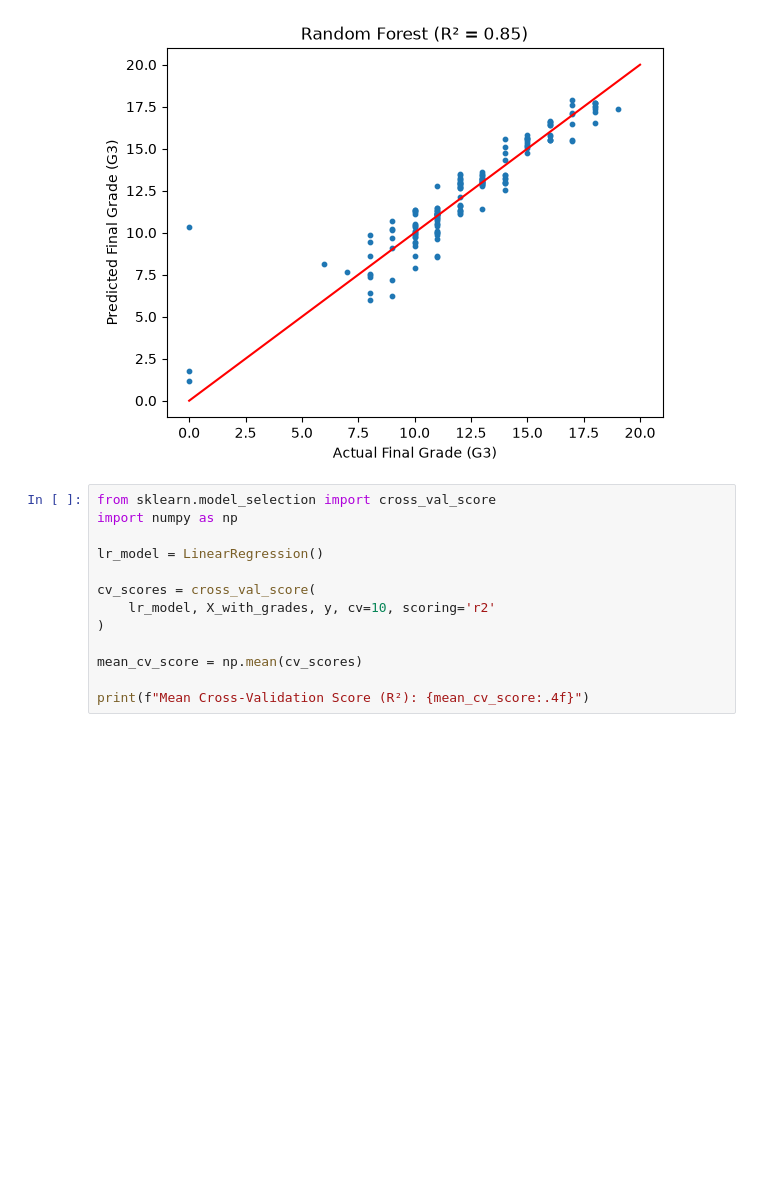
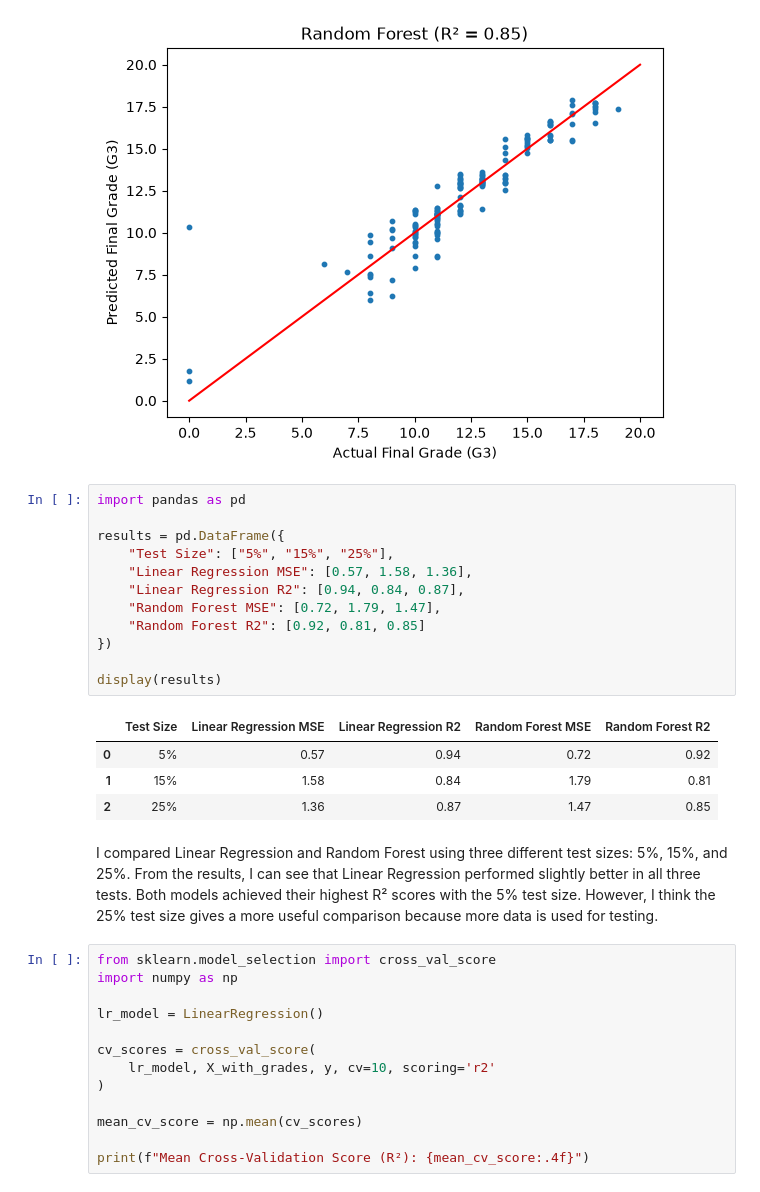
Before and after one commit to 2026441-dotcom/Machine-Learning, a Jupyter notebook: Sugarjav Dorjsuren Machine Learninggg.ipynb, the cells around one changed output. Saved outputs shown, nothing was run; the diff lists cells and outputs as text; blank space fills up the shorter version.

```diff
--- a/Sugarjav Dorjsuren Machine Learninggg.ipynb
+++ b/Sugarjav Dorjsuren Machine Learninggg.ipynb
@@ -365,6 +365,25 @@ plt.ylabel("Predicted Final Grade (G3)")
 plt.show()
 # %% [output]
 [figure]
+# %%
+import pandas as pd
+
+results = pd.DataFrame({
+    "Test Size": ["5%", "15%", "25%"],
+    "Linear Regression MSE": [0.57, 1.58, 1.36],
+    "Linear Regression R2": [0.94, 0.84, 0.87],
+    "Random Forest MSE": [0.72, 1.79, 1.47],
+    "Random Forest R2": [0.92, 0.81, 0.85]
+})
+
+display(results)
+# %% [output]
+|  | Test Size | Linear Regression MSE | Linear Regression R2 | Random Forest MSE | Random Forest R2 |
+| 0 | 5% | 0.57 | 0.94 | 0.72 | 0.92 |
+| 1 | 15% | 1.58 | 0.84 | 1.79 | 0.81 |
+| 2 | 25% | 1.36 | 0.87 | 1.47 | 0.85 |
+# %% [markdown]
+I compared Linear Regression and Random Forest using three different test sizes: 5%, 15%, and 25%. From the results, I can see that Linear Regression performed slightly better in all three tests. Both models achieved their highest R² scores with the 5% test size. However, I think the 25% test size gives a more useful comparison because more data is used for testing.
 # %%
 from sklearn.model_selection import cross_val_score
 import numpy as np
```
